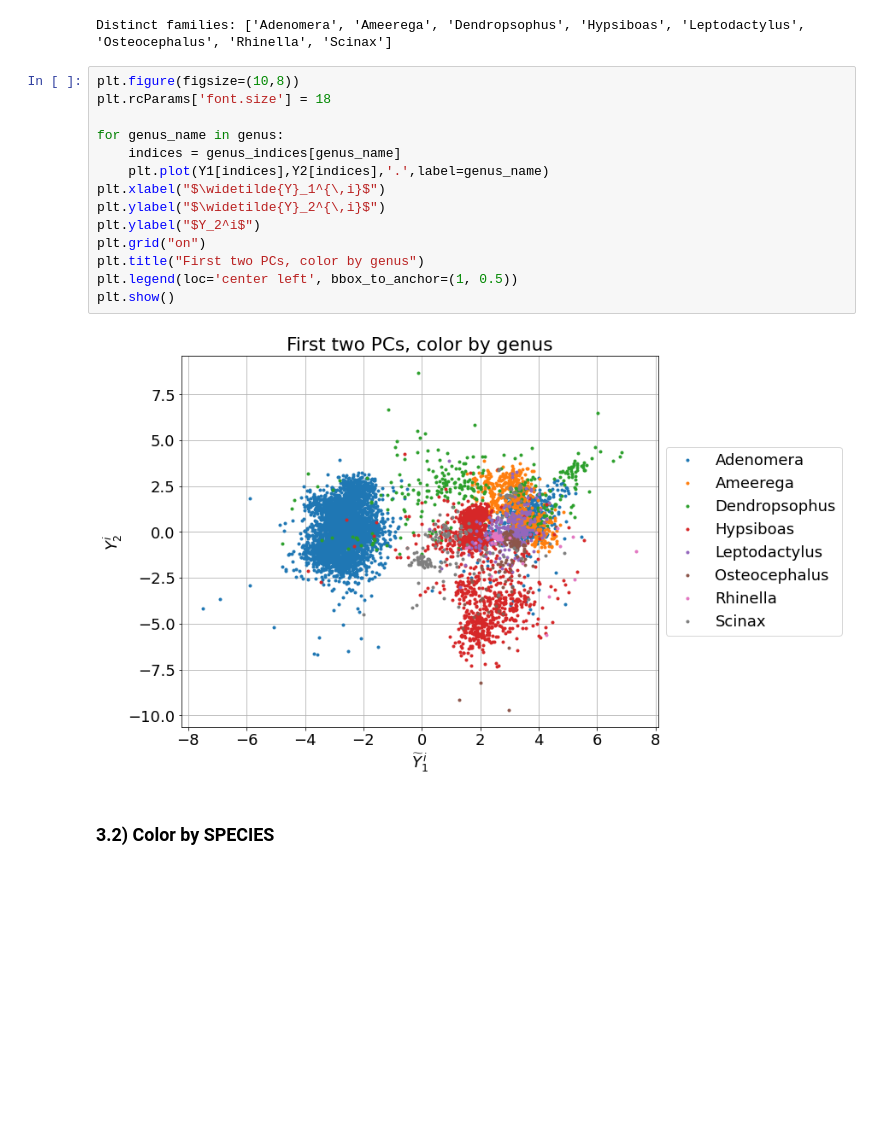
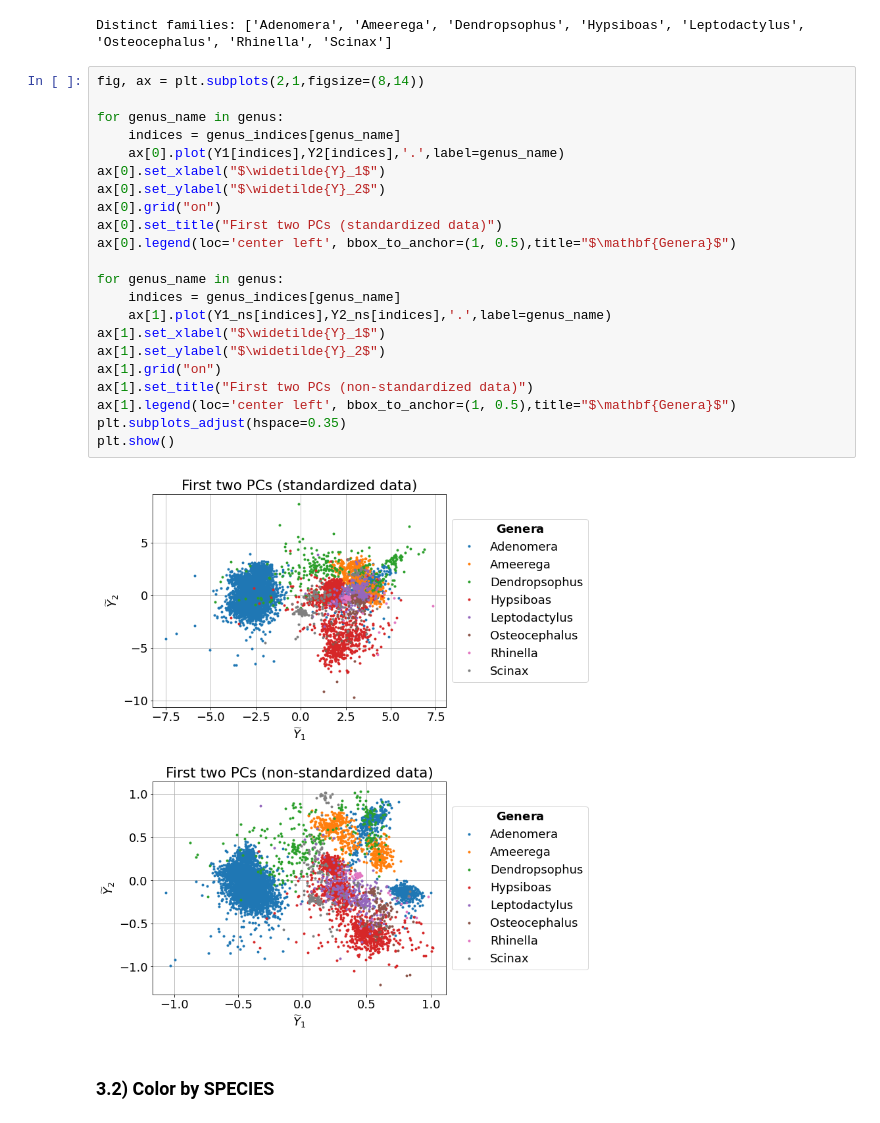
Before and after one commit to vdeltatto/unsupervised-learning, a Jupyter notebook: First_exercise/First_exercise.ipynb, the cells around one changed output. Cells and saved outputs as stored; diff of their text form; blank space fills up the shorter version.

```diff
--- a/First_exercise/First_exercise.ipynb
+++ b/First_exercise/First_exercise.ipynb
@@ -188,22 +233,30 @@ for i in np.arange(N):
 print("Distinct families: " + str(genus))
 # %% [output]
 Distinct families: ['Adenomera', 'Ameerega', 'Dendropsophus', 'Hypsiboas', 'Leptodactylus', 'Osteocephalus', 'Rhinella', 'Scinax']
-# %%
-plt.figure(figsize=(10,8))
-plt.rcParams['font.size'] = 18
-
-for genus_name in genus:
-    indices = genus_indices[genus_name]
-    plt.plot(Y1[indices],Y2[indices],'.',label=genus_name)
-plt.xlabel("$\widetilde{Y}_1^{\,i}$")
-plt.ylabel("$\widetilde{Y}_2^{\,i}$")
-plt.ylabel("$Y_2^i$")
-plt.grid("on")
-plt.title("First two PCs, color by genus")
-plt.legend(loc='center left', bbox_to_anchor=(1, 0.5))
-plt.show()
-# %% [output]
-[figure, removed]
+# %%
+fig, ax = plt.subplots(2,1,figsize=(8,14))
+
+for genus_name in genus:
+    indices = genus_indices[genus_name]
+    ax[0].plot(Y1[indices],Y2[indices],'.',label=genus_name)
+ax[0].set_xlabel("$\widetilde{Y}_1$")
+ax[0].set_ylabel("$\widetilde{Y}_2$")
+ax[0].grid("on")
+ax[0].set_title("First two PCs (standardized data)")
+ax[0].legend(loc='center left', bbox_to_anchor=(1, 0.5),title="$\mathbf{Genera}$")
+
+for genus_name in genus:
+    indices = genus_indices[genus_name]
+    ax[1].plot(Y1_ns[indices],Y2_ns[indices],'.',label=genus_name)
+ax[1].set_xlabel("$\widetilde{Y}_1$")
+ax[1].set_ylabel("$\widetilde{Y}_2$")
+ax[1].grid("on")
+ax[1].set_title("First two PCs (non-standardized data)")
+ax[1].legend(loc='center left', bbox_to_anchor=(1, 0.5),title="$\mathbf{Genera}$")
+plt.subplots_adjust(hspace=0.35)
+plt.show()
+# %% [output]
+[figure, added]
 # %% [markdown]
 ### 3.2) Color by SPECIES
 # %%
```
Also changed, not shown: parts of 12 cells of this notebook.
